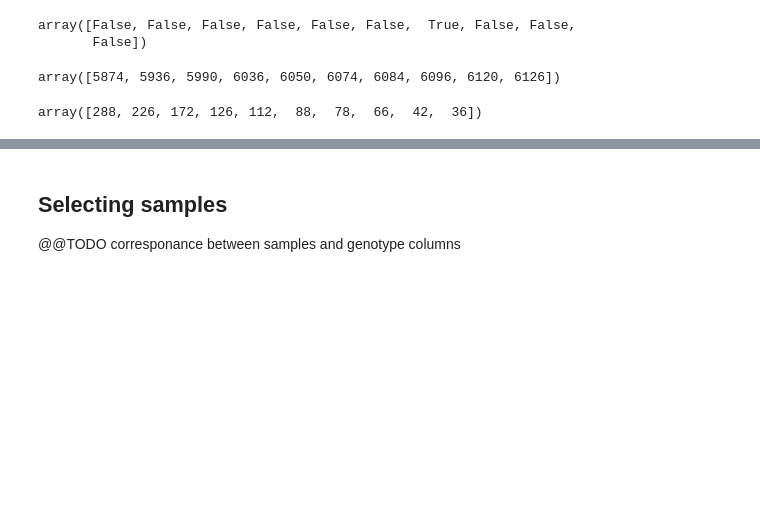
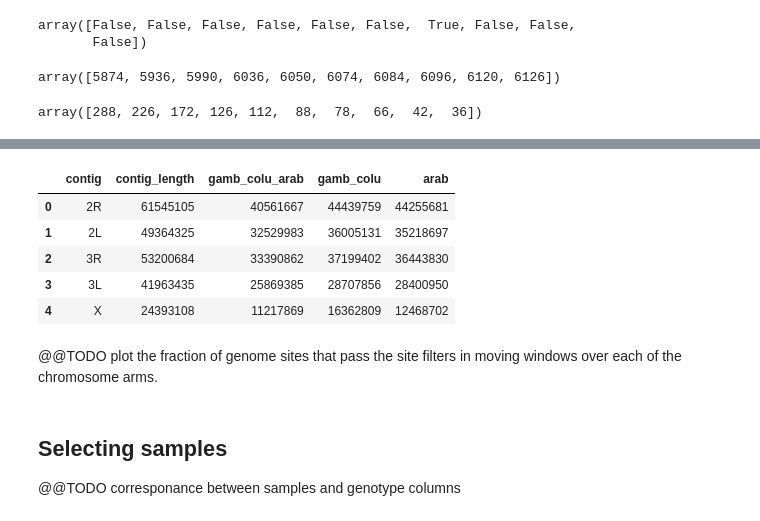
Before and after one commit to malariagen/vector-data, a Jupyter notebook: docs/ag3/examples/snps.ipynb, the cells around one changed output, grey strips where cells are left out. Saved outputs shown, nothing was run; the diff lists cells and outputs as text; code cells hidden in the pictures; blank space fills up the shorter version.

Commit message:
wip filters

```diff
--- a/docs/ag3/examples/snps.ipynb
+++ b/docs/ag3/examples/snps.ipynb
@@ -500,0 +513,14 @@ Now we've seen how SNP positions, alleles and genotypes are represented, let's l
+# %%
+@lru_cache(maxsize=None)
+def count_filter_pass(contig, mask):
+    loc_pass = ag3.site_filters(contig=contig, mask=mask)
+    n_pass = loc_pass.sum().compute()
+    return n_pass
+# %%
+rows = []
+for contig in contigs:
+    row = [contig, len(ag3.genome_sequence(contig))]
+    for mask in "gamb_colu_arab", "gamb_colu", "arab":
+        n_pass = count_filter_pass(contig=contig, mask=mask)
+        row.append(n_pass)
+    rows.append(row)
@@ -500,0 +529,12 @@ Now we've seen how SNP positions, alleles and genotypes are represented, let's l
+# %%
+df_filter_summary = pd.DataFrame.from_records(rows, columns=["contig", "contig_length", "gamb_colu_arab", "gamb_colu", "arab"])
+df_filter_summary
+# %% [output]
+|  | contig | contig_length | gamb_colu_arab | gamb_colu | arab |
+| 0 | 2R | 61545105 | 40561667 | 44439759 | 44255681 |
+| 1 | 2L | 49364325 | 32529983 | 36005131 | 35218697 |
+| 2 | 3R | 53200684 | 33390862 | 37199402 | 36443830 |
+| 3 | 3L | 41963435 | 25869385 | 28707856 | 28400950 |
+| 4 | X | 24393108 | 11217869 | 16362809 | 12468702 |
+# %% [markdown]
+@@TODO plot the fraction of genome sites that pass the site filters in moving windows over each of the chromosome arms.
```
Also changed, not shown: parts of 4 cells of this notebook.
